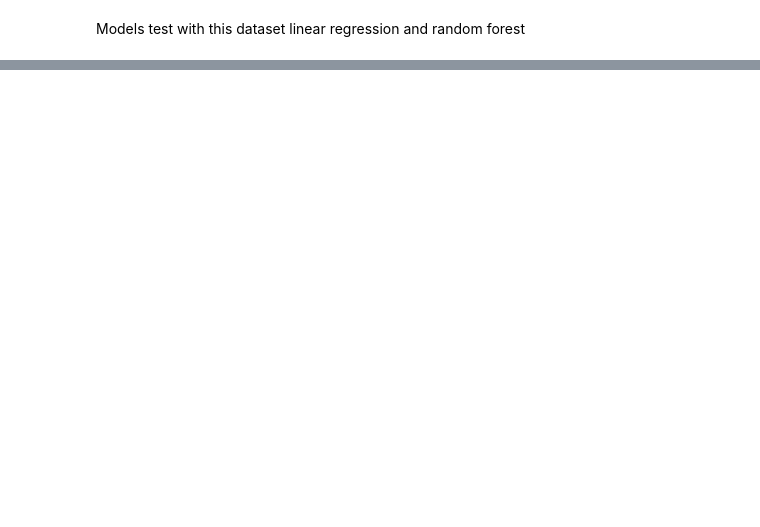
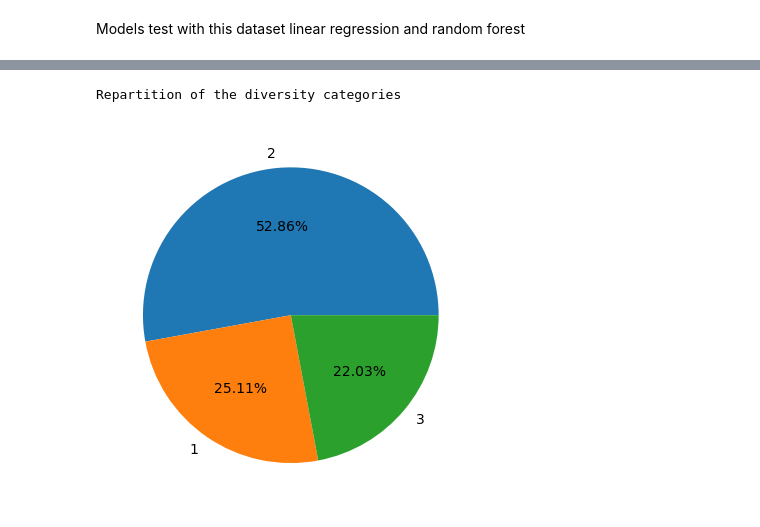
Before and after one commit to susmitha-ann/CoralReefFishSpeciesAssessment, a Jupyter notebook: ML_category.ipynb, the cells around one changed output, grey strips where cells are left out. Cells and saved outputs as stored; diff of their text form; code cells hidden in the pictures; blank space fills up the shorter version.

```diff
--- a/ML_category.ipynb
+++ b/ML_category.ipynb
@@ -96,7 +96,7 @@ df1_processed = df1_processed.loc[:, ['Depth', 'Coral_cover', 'Reef_complexity',
        'Total_gravity', 'Nursery_seagrass', 'Nursery_mangroves',
        'connectivity', 'Comm_engagement', 'Comm_reliance', 'Rec_engagement',
        'Rec_reliance', 'Commercial_pounds_landed', 'Pop_per_area_reef_20km',
-       'Random', 'impact', 'Total', 'Nb_dif_Sp', 'Margalef_Index', 'DRY TORT', 'FLA KEYS', 'SEFCRI',
+       'impact', 'Total', 'Nb_dif_Sp', 'Margalef_Index', 'DRY TORT', 'FLA KEYS', 'SEFCRI',
        'Diversity_index']]
 # %%
 df1_processed.info()
@@ -276,0 +309,8 @@ Models test with this dataset linear regression and random forest
+# %%
+df1_cat = df1_processed
+
+
+df1_cat['Diversity_cat'] = ['3' if x < 0.8
+                      else '2' if x >= 0.8 and x < 0.9
+                      else '1' if x >= 0.9
+                      else 0 for x in df1_cat['Diversity_index']]
@@ -276,0 +319,11 @@ Models test with this dataset linear regression and random forest
+# %%
+df1_cat_processed = df1_cat.loc[:,['Depth', 'Coral_cover', 'Reef_complexity', 'SST', 'NPP',
+       'Wave_exposure', 'Coral_area_UFRTM_20km', 'Coral_area_UFRTM_200km',
+       'Depth_Sbrocco', 'Deepwater', 'FSA', 'Marina_slips_10km',
+       'Marina_slips_25km', 'Population_20km', 'Population_50km',
+       'Recreational_fishermen_50km', 'Tourist_fishing', 'SG_permits_50km', 'SG_charter_permits_25km',
+       'Total_gravity', 'Nursery_seagrass', 'Nursery_mangroves',
+       'connectivity', 'Comm_engagement',
+       'Rec_reliance', 'Commercial_pounds_landed', 'Pop_per_area_reef_20km',
+       'impact', 'Total', 'Nb_dif_Sp', 'Margalef_Index', 'DRY TORT',
+       'FLA KEYS', 'SEFCRI', 'Diversity_index', 'Diversity_cat']]
@@ -276,0 +346,7 @@ Models test with this dataset linear regression and random forest
+# %%
+print('Repartition of the diversity categories')
+plt.pie(df1_cat_processed.Diversity_cat.value_counts(),labels=df1_cat_processed.Diversity_cat.value_counts().index,autopct='%1.2f%%')
+plt.show()
+# %% [output]
+Repartition of the diversity categories
+[figure, added]
```
Also changed, not shown: parts of 57 cells of this notebook, 3 other files.
